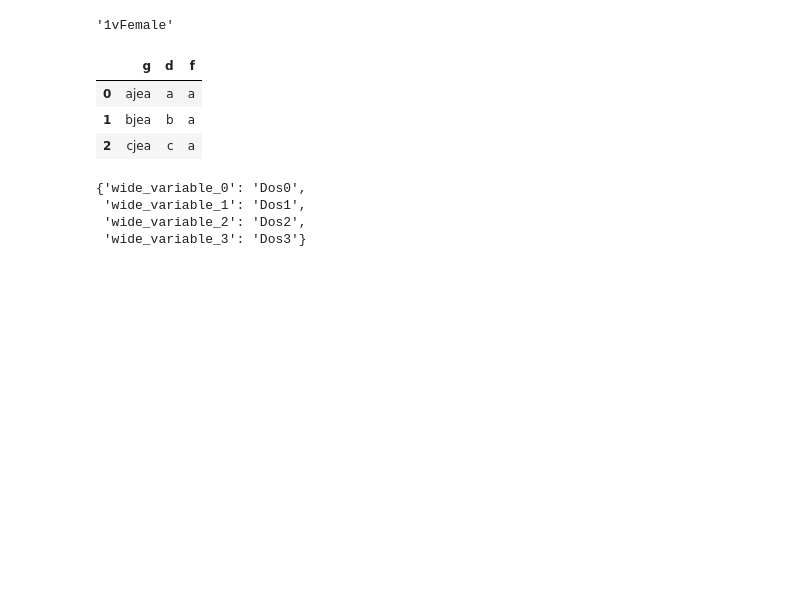
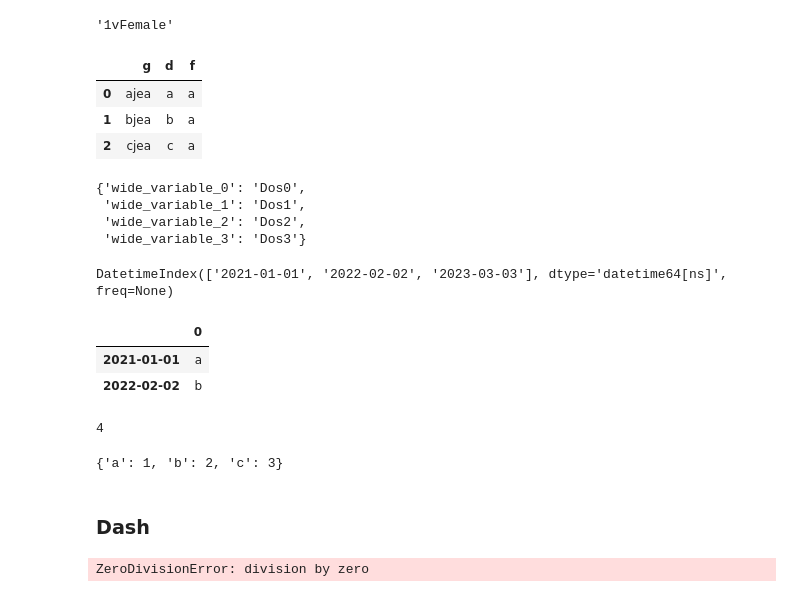
Before and after one commit to Kevy69/Databehandling-Kevin, a Jupyter notebook: Testing.ipynb, the cells around one changed output. Saved outputs shown, nothing was run; the diff lists cells and outputs as text; code cells hidden in the pictures; blank space fills up the shorter version.

```diff
--- a/Testing.ipynb
+++ b/Testing.ipynb
@@ -342,3 +342,64 @@ rename
  'wide_variable_1': 'Dos1',
  'wide_variable_2': 'Dos2',
  'wide_variable_3': 'Dos3'}
+# %%
+# Same can be done with a df as you're doing the same stuff you do with columns but with .index
+
+series = pd.Series({'2021-01-01': 'a', '2022-02-02': 'b', '2023-03-03': 'c'})
+series.index
+
+series.index = pd.to_datetime(series.index)
+series.index
+# %% [output]
+DatetimeIndex(['2021-01-01', '2022-02-02', '2023-03-03'], dtype='datetime64[ns]', freq=None)
+# %%
+df = pd.DataFrame(series)
+
+# Only works because the index (loc(row, col)) is a datetime object
+df.loc['2021']
+df.sort_index().loc['2021':'2022'] # In order to make the time series (index) slicable (other method is deprecated)
+# %% [output]
+|  | 0 |
+| 2021-01-01 | a |
+| 2022-02-02 | b |
+# %%
+f = [[1, 2],
+     [3, 4]]
+
+f = np.array(f)
+f = f.flatten()
+
+f[3]
+# %% [output]
+4
+# %%
+f = dict(a = 1, b = 2, c = 3)
+
+g = {key:val for key, val in f.items()}
+g
+# %% [output]
+{'a': 1, 'b': 2, 'c': 3}
+# %% [markdown]
+### Dash
+# %%
+# RUN IN Testing.py
+
+import pandas as pd
+import plotly.express as px
+
+from dash import Dash, html, dcc
+from dash.dependencies import Output, Input
+import dash_bootstrap_components as dbc
+
+
+app = Dash(__name__)
+
+app.layout = html.Div([
+    html.H1('F')
+])
+
+if __name__ == '__main__':
+    f = 1 / 0
+    app.run_server(debug=True)
+# %% [output]
+ZeroDivisionError: division by zero
```
Also changed, not shown: parts of 1 cell of this notebook, 2 other files.
